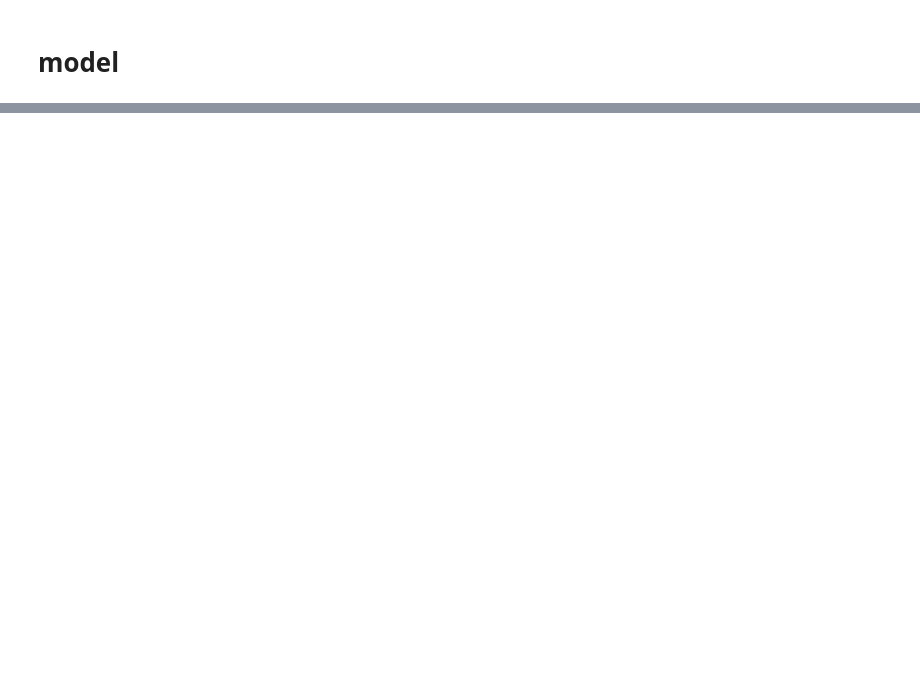
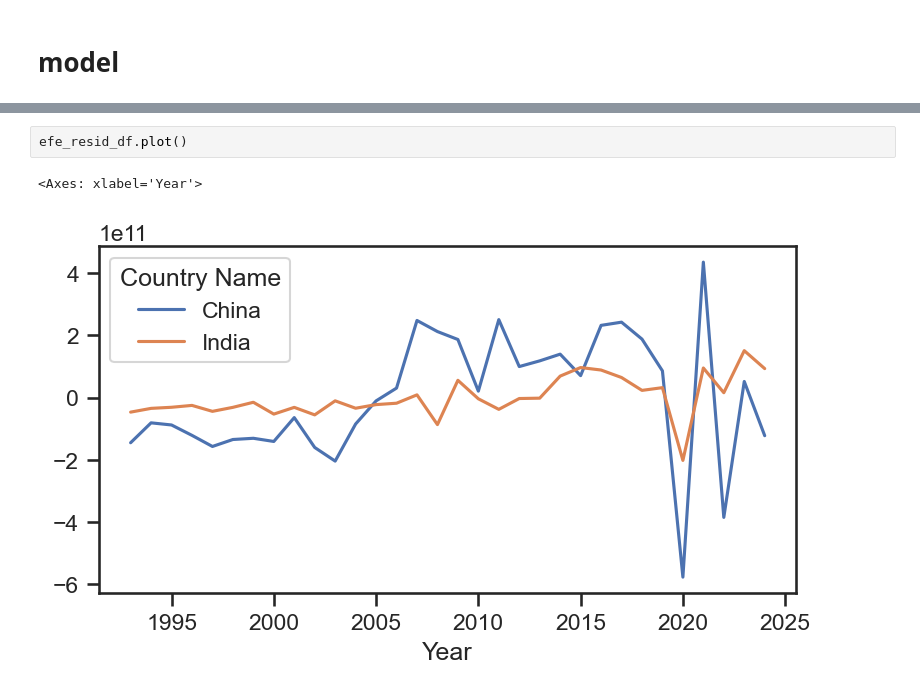
Before and after one commit to BDKlyukin/conferences, a Jupyter notebook: 2026.04.21/2_panel_regressionm.ipynb, the cells around one changed output, grey strips where cells are left out. Drawn from its saved outputs; the diff is of its cells as text; blank space fills up the shorter version.

```diff
--- a/2026.04.21/2_panel_regressionm.ipynb
+++ b/2026.04.21/2_panel_regressionm.ipynb
@@ -493,0 +469,5 @@ g.despine(bottom=True, left=True)
+# %%
+efe_resid_df.plot()
+# %% [output]
+<Axes: xlabel='Year'>
+[figure, added]
```
Also changed, not shown: parts of 39 cells of this notebook, 6 other files.
